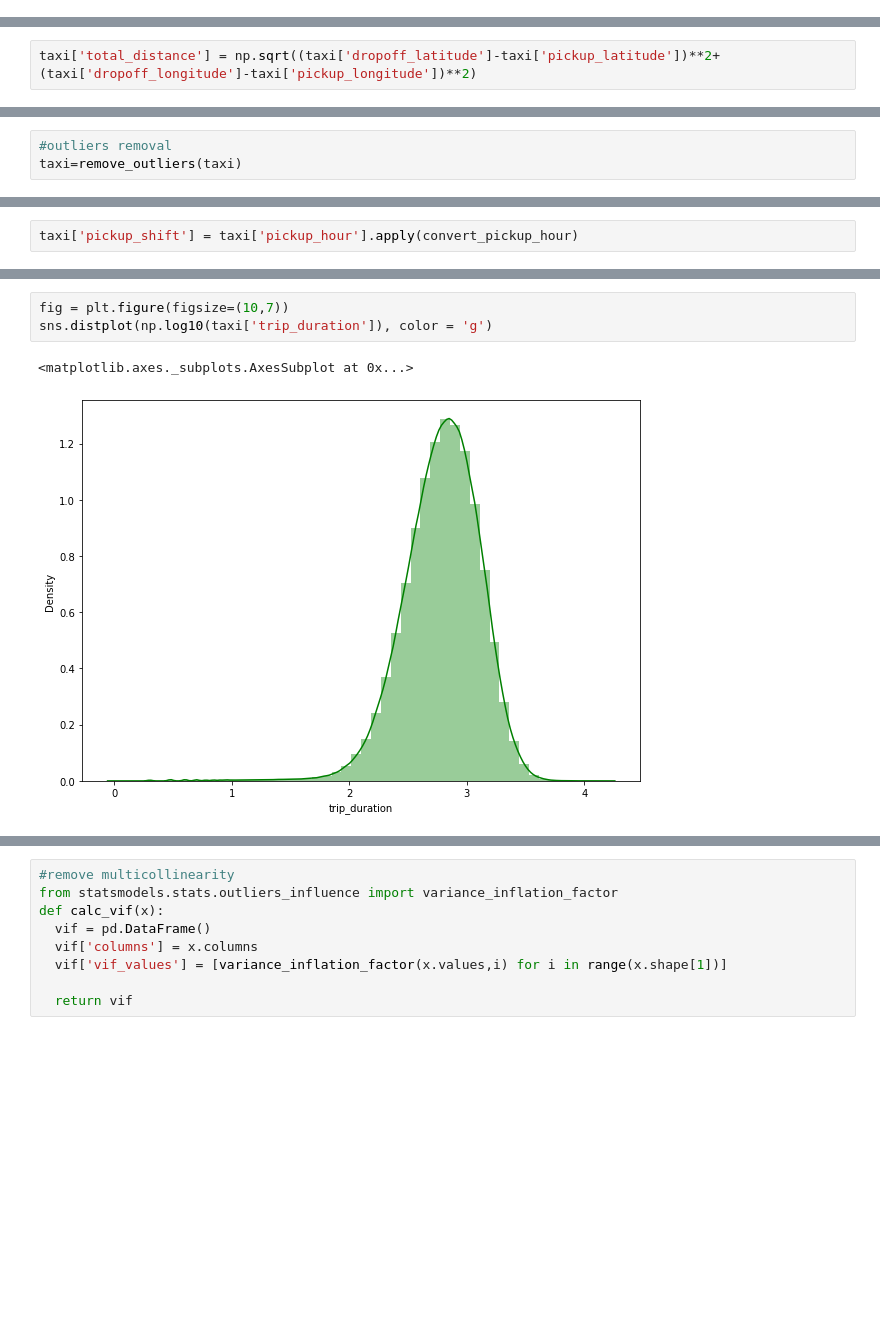
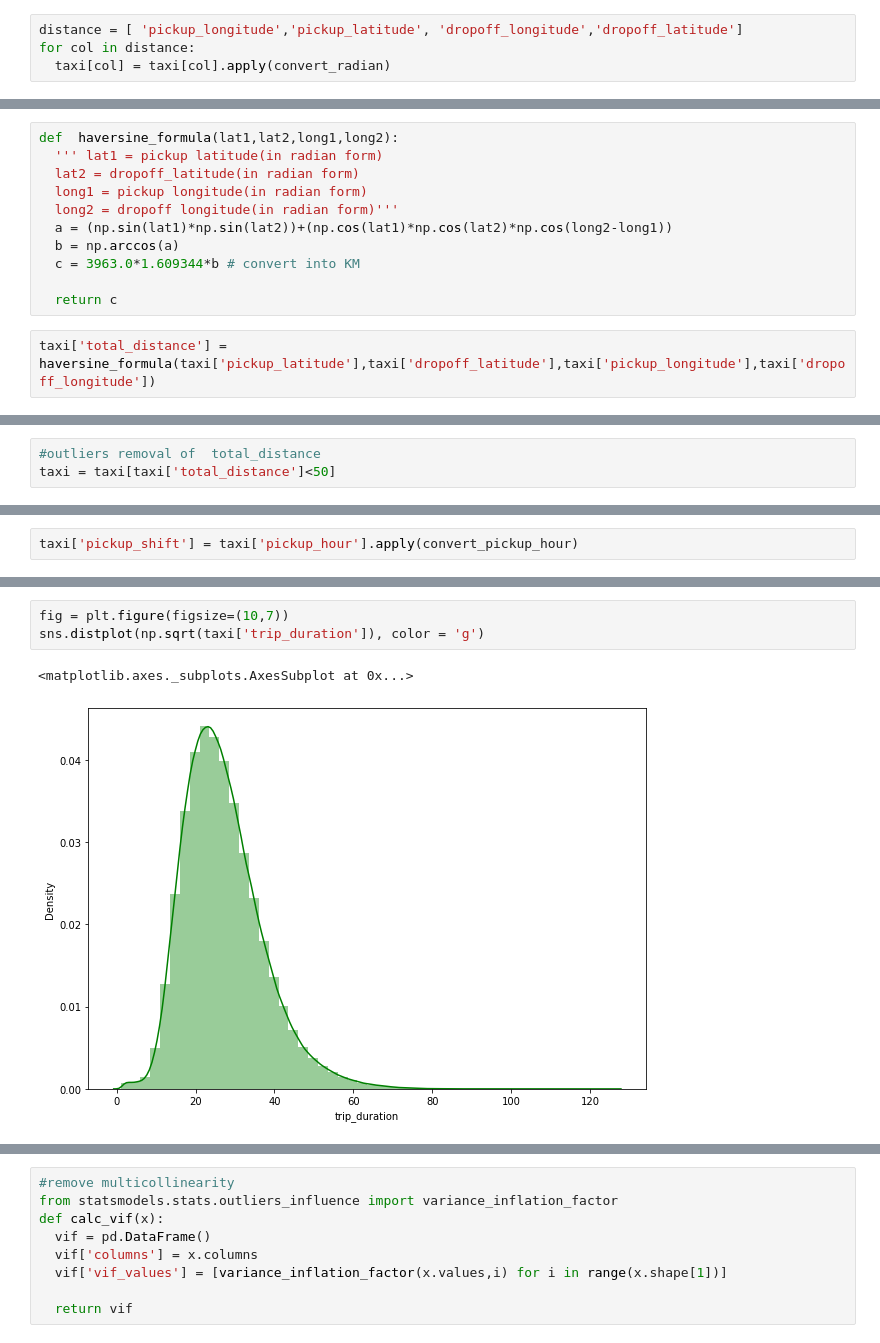
Before and after one commit to sauravkumar19/NYC_taxi_time_prediction, a Jupyter notebook: NYC_Taxi_Trip_Time_Prediction_Capstone_Project.ipynb, the cells around one changed output, grey strips where cells are left out. Cells and saved outputs as stored; diff of their text form; blank space fills up the shorter version.

```diff
--- a/NYC_Taxi_Trip_Time_Prediction_Capstone_Project.ipynb
+++ b/NYC_Taxi_Trip_Time_Prediction_Capstone_Project.ipynb
@@ -316,0 +341,4 @@ taxi.drop(['pickup_datetime', "pickup_year",'pickup_date'],axis=1,inplace=True)
+# %%
+distance = [ 'pickup_longitude','pickup_latitude', 'dropoff_longitude','dropoff_latitude']
+for col in distance:
+  taxi[col] = taxi[col].apply(convert_radian)
@@ -317,2 +347,13 @@ taxi.drop(['pickup_datetime', "pickup_year",'pickup_date'],axis=1,inplace=True)
+# %%
+def  haversine_formula(lat1,lat2,long1,long2):
+  ''' lat1 = pickup latitude(in radian form)
+  lat2 = dropoff_latitude(in radian form)
+  long1 = pickup longitude(in radian form)
+  long2 = dropoff longitude(in radian form)'''
+  a = (np.sin(lat1)*np.sin(lat2))+(np.cos(lat1)*np.cos(lat2)*np.cos(long2-long1))
+  b = np.arccos(a)
+  c = 3963.0*1.609344*b # convert into KM
+
+  return c
 # %%
-taxi['total_distance'] = np.sqrt((taxi['dropoff_latitude']-taxi['pickup_latitude'])**2+(taxi['dropoff_longitude']-taxi['pickup_longitude'])**2)
+taxi['total_distance'] = haversine_formula(taxi['pickup_latitude'],taxi['dropoff_latitude'],taxi['pickup_longitude'],taxi['dropoff_longitude'])
@@ -329,3 +381,3 @@ taxi[taxi['total_distance'] > 6]
 # %%
-#outliers removal
-taxi=remove_outliers(taxi)
+#outliers removal of  total_distance
+taxi = taxi[taxi['total_distance']<50]
@@ -395,9 +439,9 @@ sns.distplot(taxi['trip_duration'], color = 'g')
 # %%
 fig = plt.figure(figsize=(10,7))
-sns.distplot(np.log10(taxi['trip_duration']), color = 'g')
+sns.distplot(np.sqrt(taxi['trip_duration']), color = 'g')
 # %% [output]
 <matplotlib.axes._subplots.AxesSubplot at 0x...>
-[figure, old version]
+[figure, new version]
 # %%
 for col in numeric_feature[1:]:
   if col not in ['passenger_count','trip_duration']:
```
Also changed, not shown: parts of 34 cells of this notebook.
